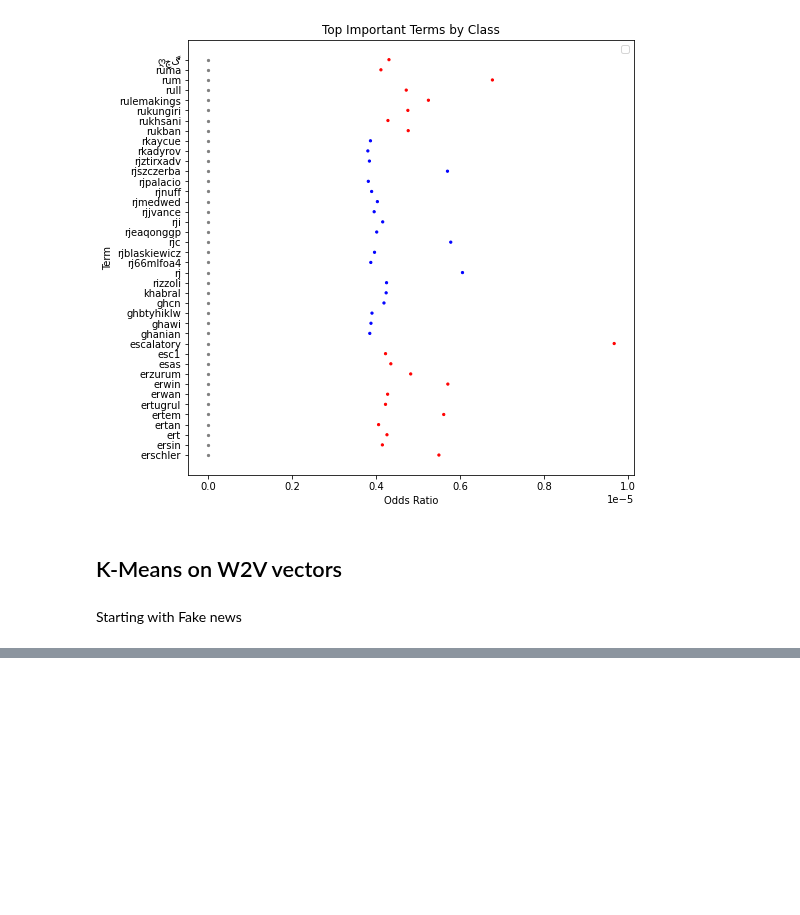
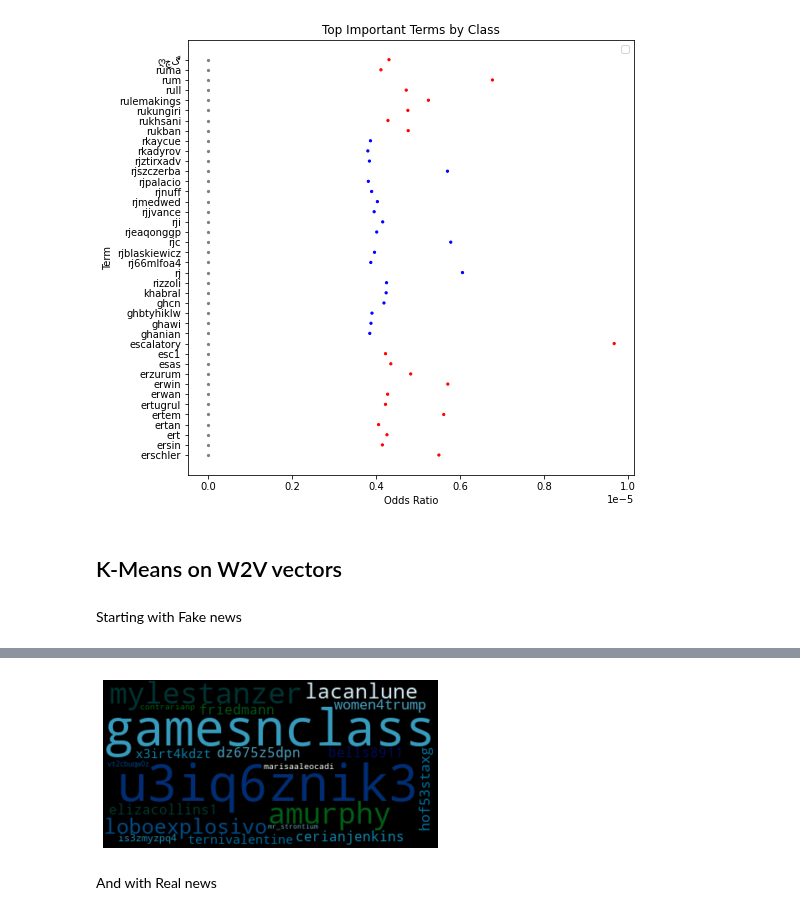
Before and after one commit to d-roland/Fake-news-detection, a Jupyter notebook: CS221_Fake_news_detection.ipynb, the cells around one changed output, grey strips where cells are left out. Drawn from its saved outputs; the diff is of its cells as text; code cells hidden in the pictures; blank space fills up the shorter version.

```diff
--- a/CS221_Fake_news_detection.ipynb
+++ b/CS221_Fake_news_detection.ipynb
@@ -2142,10 +2142,31 @@ def clustering_on_wordvecs(word_vectors, num_clusters):
 
     return kmeans_clustering.cluster_centers_, idx
 
+def get_top_words(index2word, k, centers, wordvecs):
+    tree = KDTree(wordvecs);
 
-def display_cloud(cluster_num, cmap, top_words):
-    wc = WordCloud(background_color="black", max_words=2000, max_font_size=80, colormap=cmap);
-    wordcloud = wc.generate(' '.join([word for word in top_words['Cluster #' + str(cluster_num).zfill(2)]]))
+    #Closest points for each Cluster center is used to query the closest 20 points to it.
+    closest_points = [tree.query(np.reshape(x, (1, -1)), k=k) for x in centers]
+    closest_words_idxs = [x[1] for x in closest_points]
+
+    #Word Index is queried for each position in the above array, and added to a Dictionary.
+    closest_words = {}
+    for i in range(0, len(closest_words_idxs)):
+        closest_words['Cluster #' + str(i+1).zfill(2)] = [index2word[j] for j in closest_words_idxs[i][0]]
+
+    #A DataFrame is generated from the dictionary.
+    df = pd.DataFrame(closest_words)
+    df.index = df.index+1
+
+    return df
+
+pd.set_option('display.max_columns', None)
+pd.set_option('display.max_rows', None)
+
+
+def display_cloud(cluster_num, cmap, words_df):
+    wc = WordCloud(background_color="black", max_words=2000, max_font_size=80, colormap=cmap)
+    wordcloud = wc.generate(' '.join([word for word in words_df['Cluster #' + str(cluster_num).zfill(2)]]))
 
     plt.imshow(wordcloud, interpolation='bilinear')
     plt.axis("off")
@@ -2159,6 +2180,3 @@ cmaps = cycle([
 
 NUM_CLUSTERS = 20
 EMBEDDING_DIM = 100
-
-w2v_model_real = gensim.models.Word2Vec(sentences=X_real, size=EMBEDDING_DIM, window=5, min_count=1)
-w2v_model_fake = gensim.models.Word2Vec(sentences=X_fake, size=EMBEDDING_DIM, window=5, min_count=1)
@@ -2195,5 +2213,11 @@ top_words_fake
 # %%
-#Displaying cluster centers via WordClouds
-for i in range(NUM_CLUSTERS):
-    col = next(cmaps);
-    display_cloud(i+1, col, top_words_fake)
+#Displaying clusters via WordClouds
+for fi in range(NUM_CLUSTERS):
+    col = next(cmaps)
+    display_cloud(fi+1, col, top_words_fake)
+
+plt.show()
+# %% [output]
+[figure, added]
+# %% [markdown]
+And with Real news
```
Also changed, not shown: parts of 7 cells of this notebook.
